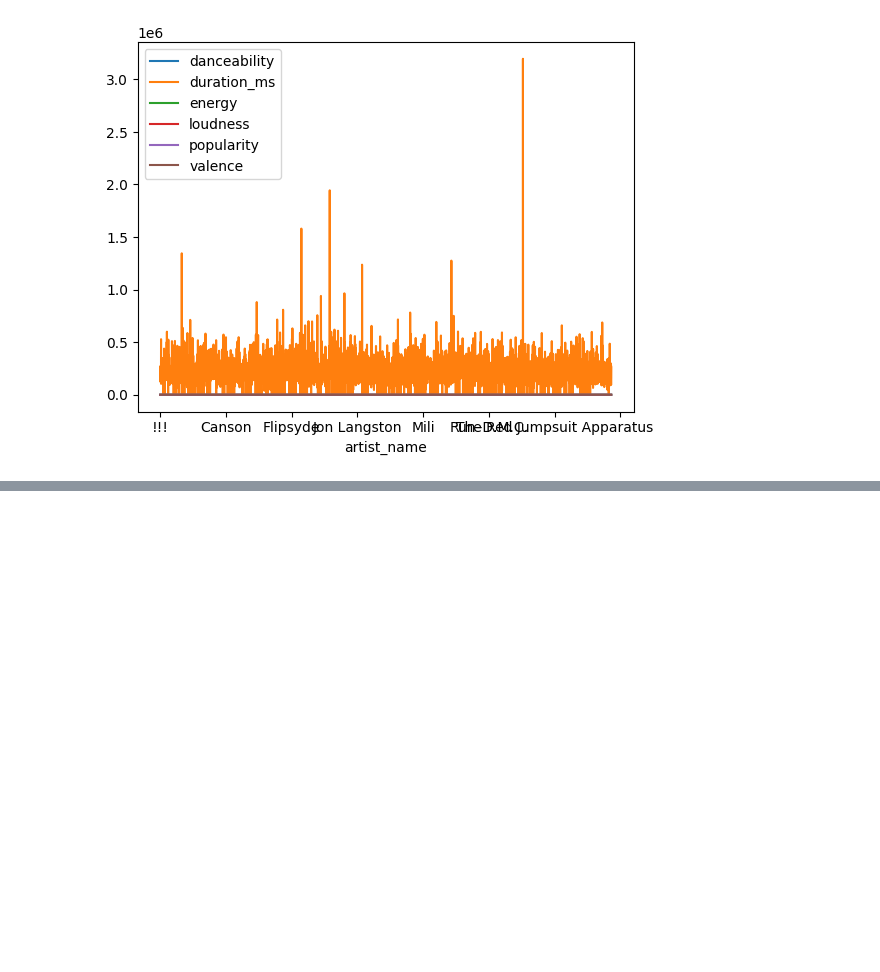
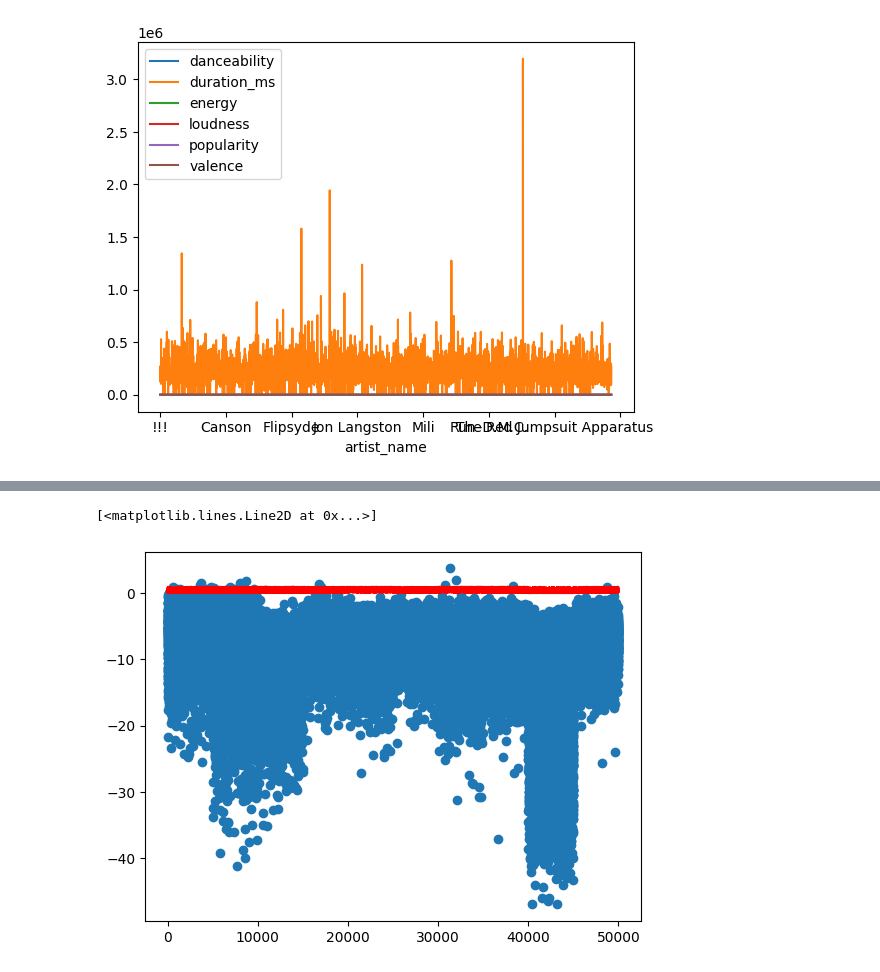
Before and after one commit to Harman16-jpg/datasetml, a Jupyter notebook: Untitled0.ipynb, the cells around one changed output, grey strips where cells are left out. Drawn from its saved outputs; the diff is of its cells as text; code cells hidden in the pictures; blank space fills up the shorter version.

```diff
--- a/Untitled0.ipynb
+++ b/Untitled0.ipynb
@@ -1551,0 +1623,6 @@ AttributeError: ignored
+# %%
+plt.plot(df2["loudness"],"o")
+plt.plot(df2["valence"],"r--")
+# %% [output]
+[<matplotlib.lines.Line2D at 0x...>]
+[figure, added]
```
Also changed, not shown: parts of 17 cells of this notebook.
